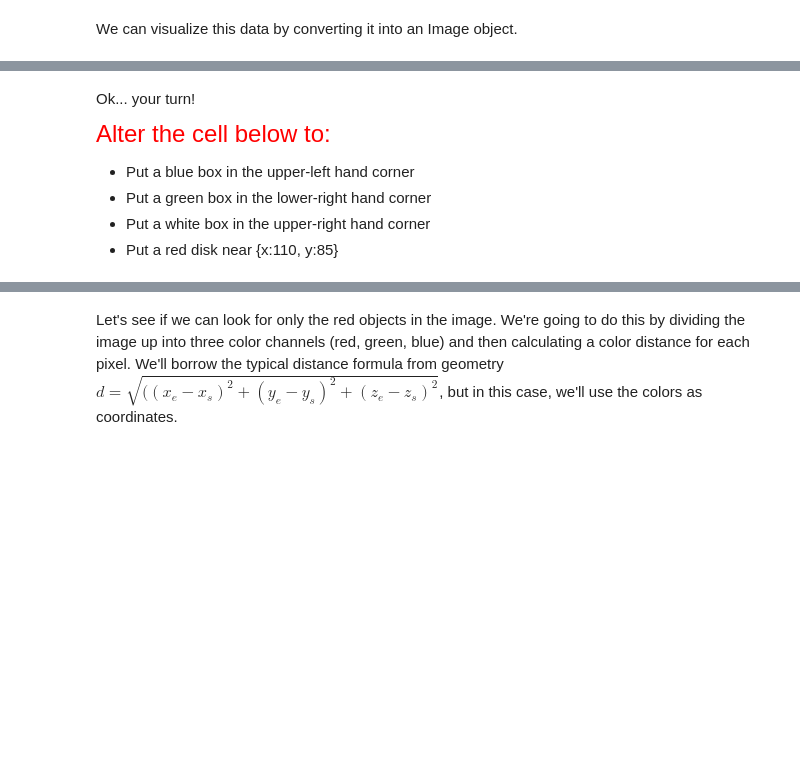
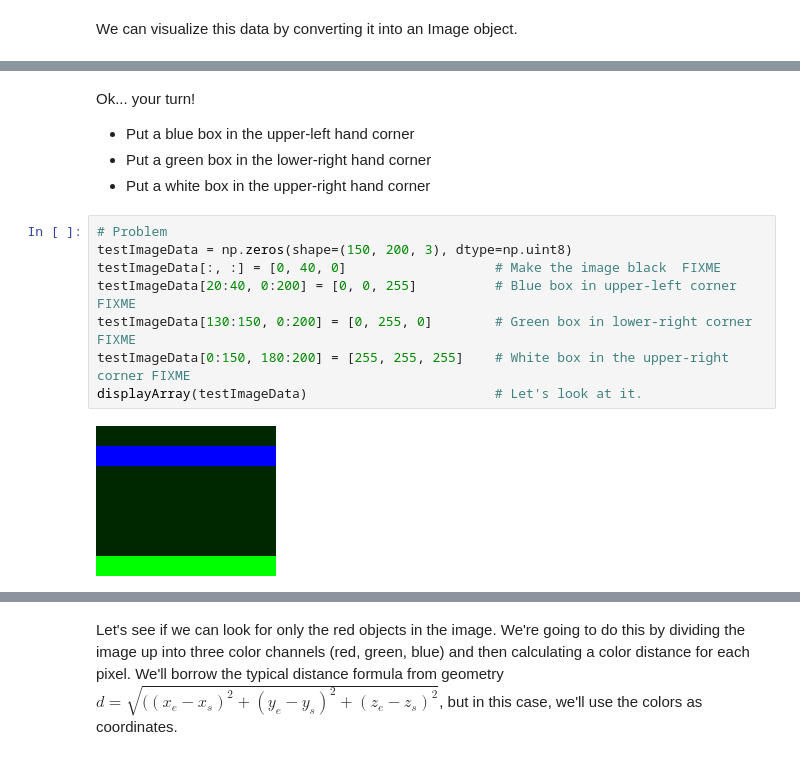
Before and after one commit to brianedw/PyVisionLab, a Jupyter notebook: labSoln.ipynb, the cells around one changed output, grey strips where cells are left out. Saved outputs shown, nothing was run; the diff lists cells and outputs as text; blank space fills up the shorter version.

```diff
--- a/labSoln.ipynb
+++ b/labSoln.ipynb
@@ -63,9 +93,17 @@ Image.fromarray(testImageData)
 # %% [markdown]
 Ok... your turn!
 
-<font color='red' size='5'>Alter the cell below to:</font>
 * Put a blue box in the upper-left hand corner
 * Put a green box in the lower-right hand corner
 * Put a white box in the upper-right hand corner
-* Put a red disk near {x:110, y:85}
+# %%
+# Problem
+testImageData = np.zeros(shape=(150, 200, 3), dtype=np.uint8)
+testImageData[:, :] = [0, 40, 0]                   # Make the image black  FIXME
+testImageData[20:40, 0:200] = [0, 0, 255]          # Blue box in upper-left corner FIXME
+testImageData[130:150, 0:200] = [0, 255, 0]        # Green box in lower-right corner FIXME
+testImageData[0:150, 180:200] = [255, 255, 255]    # White box in the upper-right corner FIXME
+displayArray(testImageData)                        # Let's look at it.
+# %% [output]
+[figure, added]
 # %%
```
Also changed, not shown: parts of 112 cells of this notebook.
